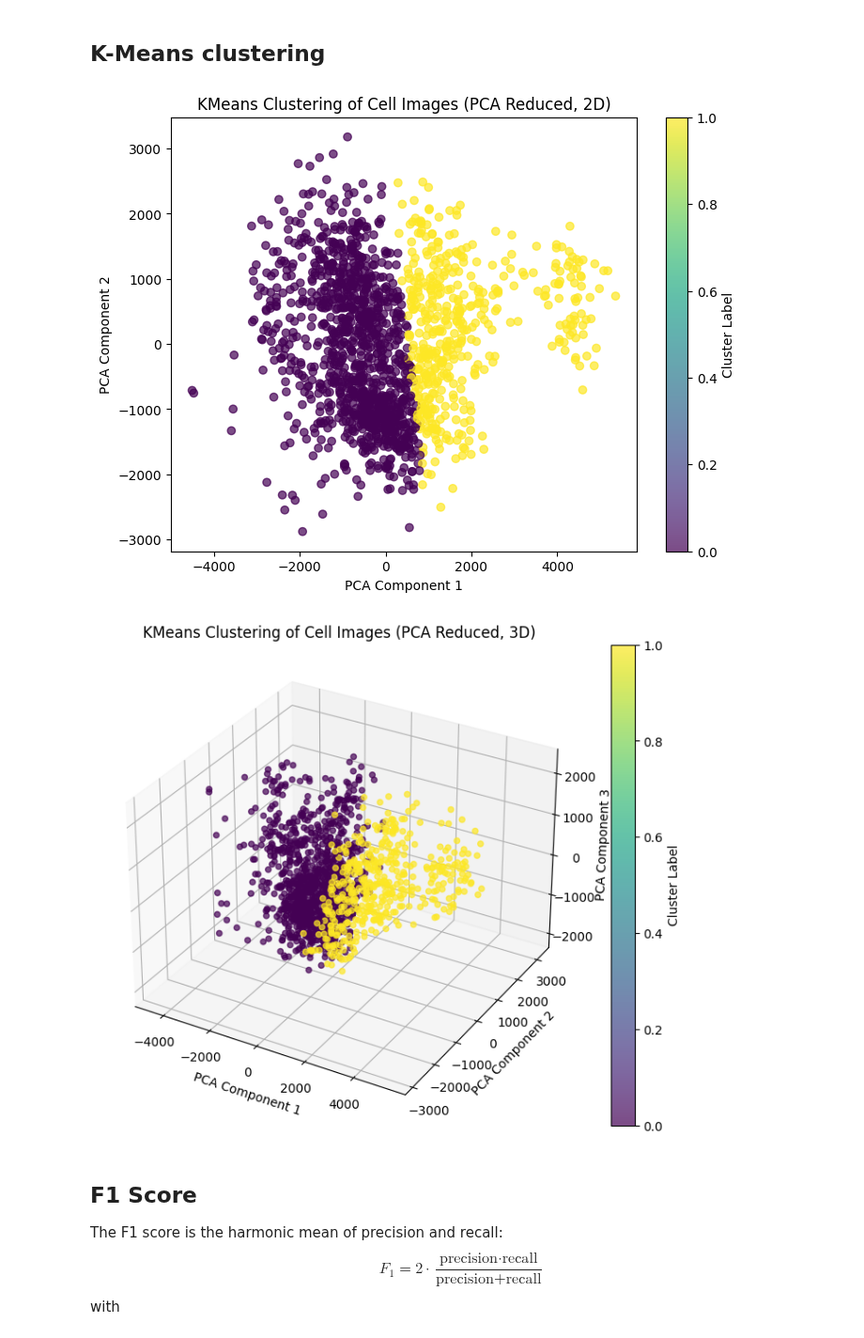
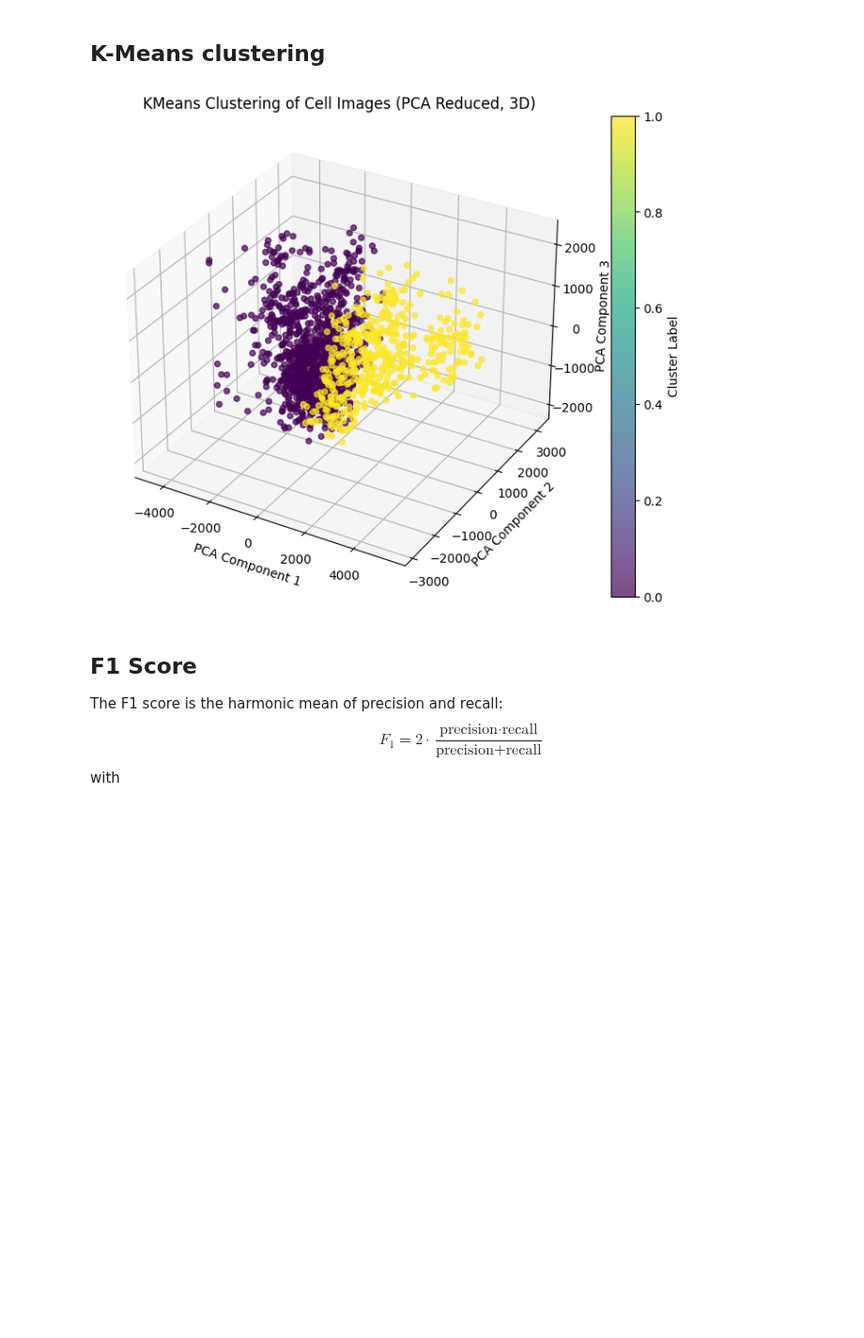
Before and after one commit to Twaal/applied-data-analysis-and-ml, a Jupyter notebook: Project3/code/project3.ipynb, the cells around one changed output. Shown at 94% size. Saved outputs shown, nothing was run; the diff lists cells and outputs as text; code cells hidden in the pictures; blank space fills up the shorter version.

```diff
--- a/Project3/code/project3.ipynb
+++ b/Project3/code/project3.ipynb
@@ -110,35 +117,24 @@ Shape of PCA transformed data: (1547, 3)
 # %%
 # Now lets cluster the data using KMeans and visualize the clusters. Since we know there will be two classes lets set k=2
 kmeans = KMeans(n_clusters=2, random_state=42)
 kmeans.fit(X_train_pca)
 y_pred = kmeans.labels_
-
-# Plot the clustered data in 2D (PC1 vs PC2)
-import matplotlib.pyplot as plt
-plt.figure(figsize=(8, 6))
-plt.scatter(X_train_pca[:, 0], X_train_pca[:, 1], c=y_pred, cmap='viridis', alpha=0.7)
-plt.xlabel('PCA Component 1')
-plt.ylabel('PCA Component 2')
-plt.title('KMeans Clustering of Cell Images (PCA Reduced, 2D)')
-plt.colorbar(label='Cluster Label')
-plt.show()
 
 # Plot the clustered data in 3D (PC1, PC2, PC3)
 from mpl_toolkits.mplot3d import Axes3D  # noqa: F401 unused import
 fig = plt.figure(figsize=(9, 7))
 ax = fig.add_subplot(111, projection='3d')
 sc = ax.scatter(X_train_pca[:, 0], X_train_pca[:, 1], X_train_pca[:, 2], c=y_pred, cmap='viridis', alpha=0.7)
 ax.set_xlabel('PCA Component 1')
 ax.set_ylabel('PCA Component 2')
 ax.set_zlabel('PCA Component 3')
 ax.set_title('KMeans Clustering of Cell Images (PCA Reduced, 3D)')
 fig.colorbar(sc, ax=ax, label='Cluster Label')
 plt.show()
 
 # Evaluate clustering performance
 # %% [output]
-[figure, old version]
+[figure, new version]
-[figure, removed]
 # %%
 # Lets use this clustering to create a model which takes the raw images, finds the frst two PCA components, and then assigns the cluster label as the predicted class.
 # K-means clustering results in a decision boundary in the PCA-reduced space. We can create a simple model that first reduces the input images to their first two PCA components and then assigns the cluster label based on the K-means clustering.
```
Also changed, not shown: parts of 7 cells of this notebook.
